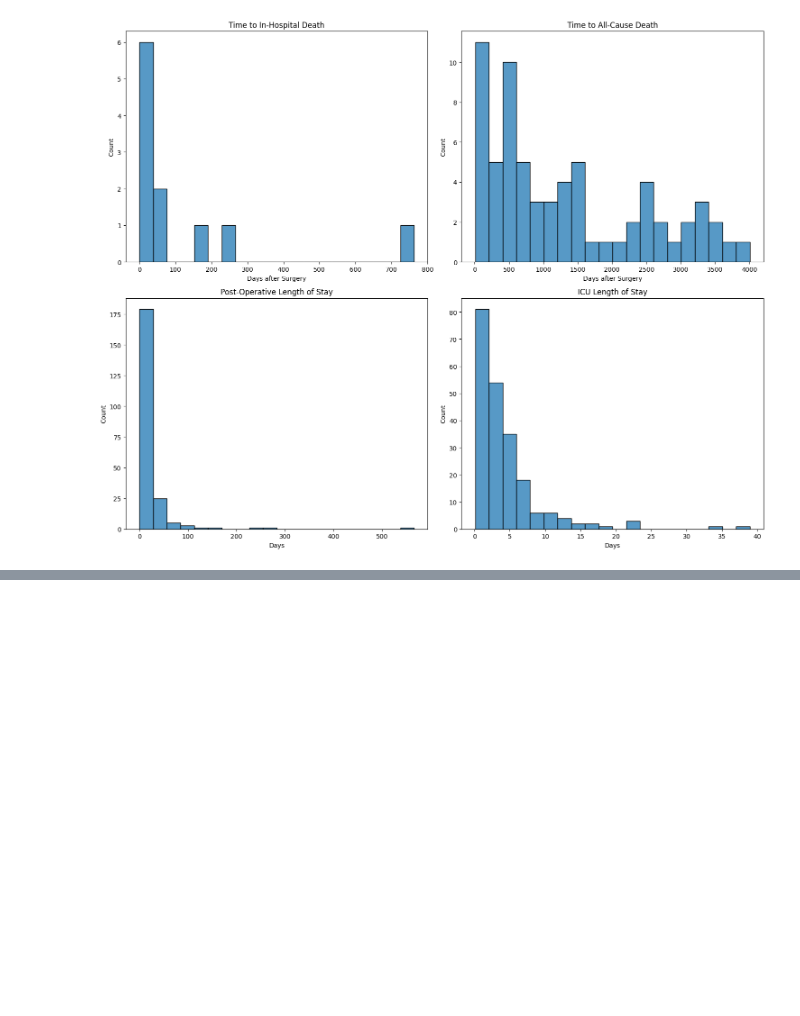
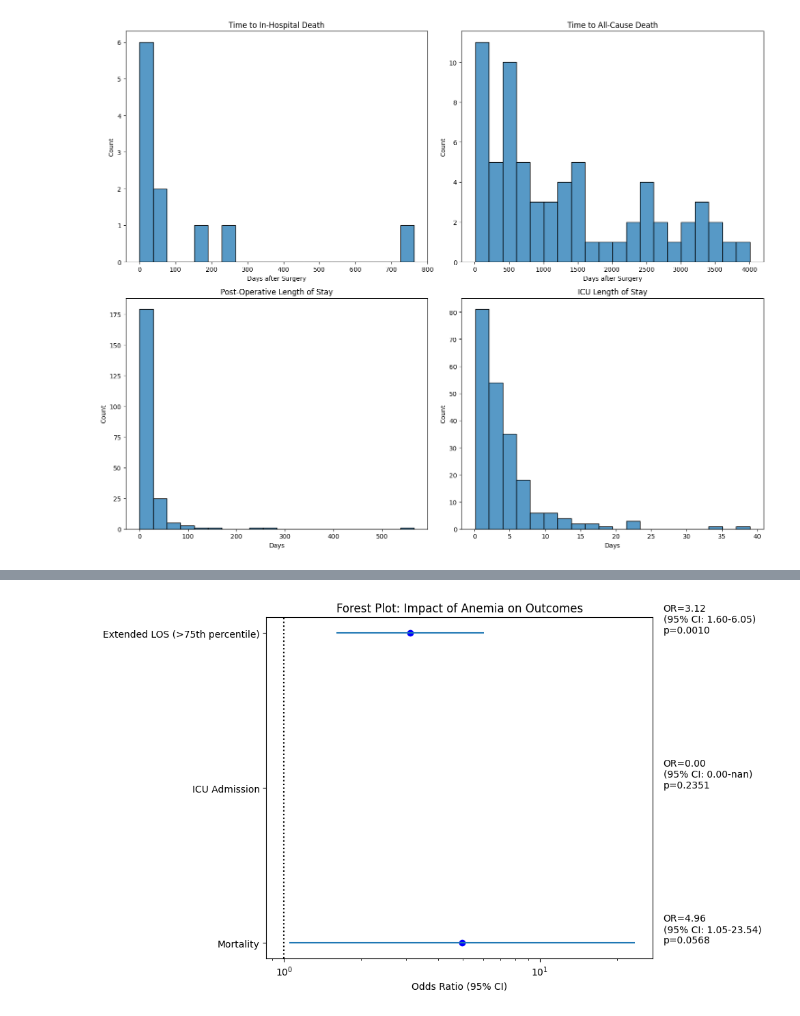
Before and after one commit to VivaSuresh/VitalDB-Dimensionality-Reduction, a Jupyter notebook: INSPIRE_Vasc_AOA.ipynb, the cells around one changed output, grey strips where cells are left out. Cells and saved outputs as stored; diff of their text form; code cells hidden in the pictures; blank space fills up the shorter version.

```diff
--- a/INSPIRE_Vasc_AOA.ipynb
+++ b/INSPIRE_Vasc_AOA.ipynb
@@ -815,0 +1247,64 @@ Std Dev (days): 5.03
+# %%
+outcomes = {
+    'Mortality': 'inhosp_death',
+    'ICU Admission': 'icu_admission',
+    'Extended LOS (>75th percentile)': None  # Will calculate
+}
+
+# Calculate 75th percentile LOS threshold
+los_75th = analysis_df['postop_los'].quantile(0.75)
+analysis_df['extended_los'] = analysis_df['postop_los'] > los_75th
+outcomes['Extended LOS (>75th percentile)'] = 'extended_los'
+
+# Calculate odds ratios and CIs
+results = []
+for outcome_name, outcome_var in outcomes.items():
+    # Create contingency table
+    table = pd.crosstab(analysis_df['is_anemic'], analysis_df[outcome_var])
+
+    # Calculate odds ratio and CI
+    odds_ratio = (table.iloc[1,1] * table.iloc[0,0]) / (table.iloc[1,0] * table.iloc[0,1])
+    log_odds = np.log(odds_ratio)
+    se = np.sqrt(sum(1/table.values.ravel()))
+    ci_lower = np.exp(log_odds - 1.96*se)
+    ci_upper = np.exp(log_odds + 1.96*se)
+
+    # Chi-square test
+    _, p_value = stats.chi2_contingency(table)[:2]
+
+    results.append({
+        'Outcome': outcome_name,
+        'OR': odds_ratio,
+        'CI_lower': ci_lower,
+        'CI_upper': ci_upper,
+        'p_value': p_value
+    })
+
+# Create forest plot
+results_df = pd.DataFrame(results)
+
+plt.figure(figsize=(10, 6))
+y_positions = range(len(results_df))
+
+# Plot points and lines
+plt.plot(results_df['OR'], y_positions, 'bo')
+plt.hlines(y=y_positions, xmin=results_df['CI_lower'], xmax=results_df['CI_upper'])
+
+# Add vertical line at OR=1
+plt.axvline(x=1, color='black', linestyle=':')
+
+# Customize plot
+plt.yticks(y_positions, results_df['Outcome'])
+plt.xscale('log')
+plt.xlabel('Odds Ratio (95% CI)')
+plt.title('Forest Plot: Impact of Anemia on Outcomes')
+
+# Add OR values and p-values as text
+for i, row in results_df.iterrows():
+    plt.text(plt.xlim()[1]*1.1, i,
+             f'OR={row["OR"]:.2f}\n(95% CI: {row["CI_lower"]:.2f}-{row["CI_upper"]:.2f})\np={row["p_value"]:.4f}')
+
+plt.tight_layout()
+plt.show()
+# %% [output]
+[figure, added]
```
Also changed, not shown: parts of 27 cells of this notebook.
